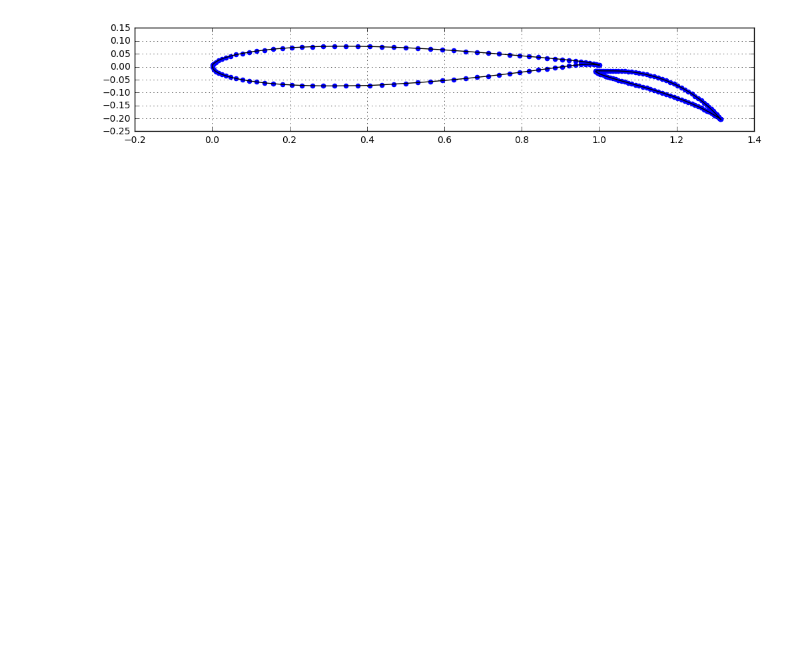
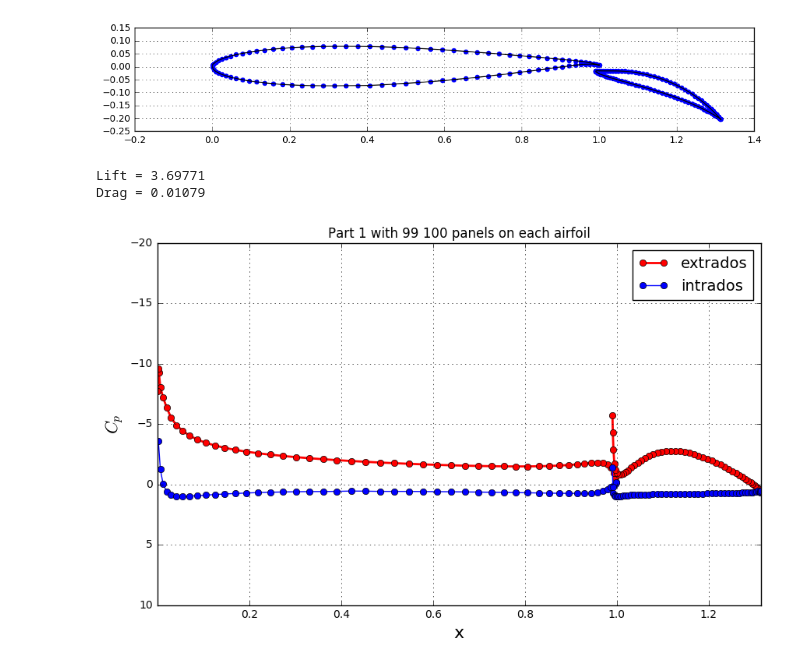
Before and after one commit to iamisrapel/MAE6226, a Jupyter notebook: assignment_11.ipynb, the cells around one changed output. Cells and saved outputs as stored; diff of their text form; code cells hidden in the pictures; blank space fills up the shorter version.

```diff
--- a/assignment_11.ipynb
+++ b/assignment_11.ipynb
@@ -252,5 +252,21 @@ pyplot.scatter([panel.xa for panel in panel_flap], [panel.ya for panel in panel_
 # %%
 u_freestream=1
 alpha=0
-N_main=len(x_wing)-1
+N_wing=len(x_wing)-1
 N_flap=len(x_flap)-1
+# %%
+panels_main = define_panels(x_wing, y_wing, N_wing)
+panels_flap = define_panels(x_flap, y_flap, N_flap)
+total_panels = numpy.concatenate((panels_main,panels_flap))
+# %%
+freestream = Freestream(1,0)
+A, At = build_matrix(total_panels)
+B = build_rhs(total_panels, freestream)
+tars = numpy.linalg.solve(A,B)
+# %%
+for i, panel in enumerate(total_panels):
+    panel.sigma = tars[i]
+
+gamma = tars[-2:]
+get_tangential_velocity(total_panels, freestream, gamma, At)
+get_pressure_coefficient(total_panels, freestream)
@@ -256,0 +284,57 @@ N_flap=len(x_flap)-1
+# %%
+pyplot.figure(figsize=(10, 6))
+pyplot.grid(True)
+pyplot.xlabel('x', fontsize=16)
+pyplot.ylabel('$C_p$', fontsize=16)
+
+L = len(total_panels);
+
+panel_main = total_panels[:L/2]
+panel_flap = total_panels[L/2:]
+
+val_x, val_y = 0.1, 0.2
+x_min, x_max = min( panel.xa for panel in total_panels ), max( panel.xa for panel in total_panels )
+cp_min, cp_max = min( panel.cp for panel in total_panels ), max( panel.cp for panel in total_panels )
+x_start, x_end = x_min-val_x*(x_max-x_min), x_max+val_x*(x_max-x_min)
+y_start, y_end = cp_min-val_y*(cp_max-cp_min), cp_max+val_y*(cp_max-cp_min)
+
+pyplot.plot([panel.xc for panel in panel_main if panel.loc == 'extrados'],
+         [panel.cp for panel in panel_main if panel.loc == 'extrados'],
+         color='r', linestyle='-', linewidth=2, marker='o', markersize=6)
+
+pyplot.plot([panel.xc for panel in panel_main if panel.loc == 'intrados'],
+         [panel.cp for panel in panel_main if panel.loc == 'intrados'],
+         color='b', linestyle='-', linewidth=1, marker='o', markersize=6)
+
+pyplot.plot([panel.xc for panel in panel_flap if panel.loc == 'extrados'],
+         [panel.cp for panel in panel_flap if panel.loc == 'extrados'],
+         color='r', linestyle='-', linewidth=2, marker='o', markersize=6)
+
+pyplot.plot([panel.xc for panel in panel_flap if panel.loc == 'intrados'],
+         [panel.cp for panel in panel_flap if panel.loc == 'intrados'],
+         color='b', linestyle='-', linewidth=1, marker='o', markersize=6)
+
+pyplot.legend(['extrados', 'intrados'], loc='best', prop={'size':14})
+#pyplot.xlim(x_min, x_max)
+#pyplot.ylim(y_min, y_max)
+pyplot.xlim(x_min, x_max)
+pyplot.ylim(-20, 10)
+
+pyplot.gca().invert_yaxis()
+pyplot.title('Part 1 with %d 100 panels on each airfoil' % N);
+
+Gamma = sum(panel.length * gamma[0] for panel in panel_main)
+Gamma += sum(panel.length * gamma[1] for panel in panel_flap)
+
+L, D = 0., 0.
+for panel in total_panels:
+    L -= panel.cp * panel.length * math.sin(panel.beta)
+    D += panel.cp * panel.length * math.cos(panel.beta)
+
+
+print('Lift = %.5f' % L)
+print('Drag = %.5f' % D)
+# %% [output]
+Lift = 3.69771
+Drag = 0.01079
+[figure, added]
```
Also changed, not shown: parts of 2 cells of this notebook.
